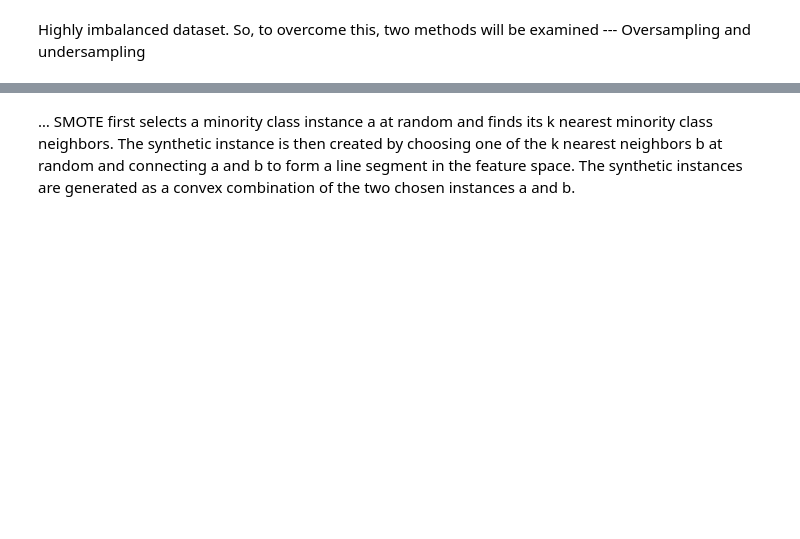
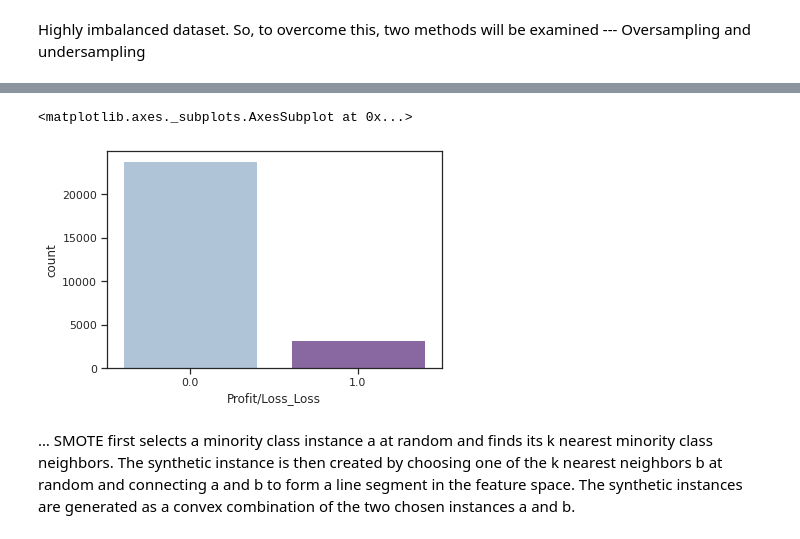
Before and after one commit to AbdallaElbedwihi/Loan-default----oversampling, a Jupyter notebook: Python_Practice.ipynb, the cells around one changed output, grey strips where cells are left out. Drawn from its saved outputs; the diff is of its cells as text; code cells hidden in the pictures; blank space fills up the shorter version.

```diff
--- a/Python_Practice.ipynb
+++ b/Python_Practice.ipynb
@@ -491,6 +470,7 @@ loans_Completed2  = loans_Completed1.copy()
 loans_Completed2.replace(replace_delinq_2yrs, inplace = True)
 loans_Completed2.replace(replace_inq_last_6mths, inplace = True)
 loans_Completed2.replace(replace_pub_rec, inplace = True)
+loans_Completed2.replace(replace_emp_length, inplace = True)
 # %%
 # CHeck for proportion of classes in variables
 
@@ -727,3 +721,6 @@ All variables are scaled, grouped and ready for modelling
 # Concatenate continuous and categorical to prepare data for analysis
 
 loans_analysis = pd.concat([loans_cont_scaled, loans_dummVar], axis = 1)
+
+loans_ready = loans_analysis.dropna()
+loans_ready.isna().sum()
@@ -747,0 +775,8 @@ NameError: ignored
+# %%
+# Split data first to training and testing before oversampling. Reason for this being that testing data should not be influenced by training data
+
+X = loans_ready.iloc[:,:-2]            # :-2 here means it will take data from the first column upto before the last 2 columns
+y = loans_ready.iloc[:,-2]             # It will only containthe profit/loss target identifying loss as 1
+
+X.columns
+y.name
@@ -747,0 +792,7 @@ NameError: ignored
+# %%
+# Split data to training and testing
+
+import numpy as np
+from sklearn.model_selection import train_test_split
+
+X_train, X_test, y_train, y_test = train_test_split(X, y, test_size = 0.3, random_state = 123 )
@@ -748,2 +847,9 @@ NameError: ignored
+# %%
+# Analyze distribution of target vars
+import seaborn as sns
+sns.countplot(y_train, palette='BuPu')
+# %% [output]
+<matplotlib.axes._subplots.AxesSubplot at 0x...>
+[figure, added]
 # %% [markdown]
 … SMOTE first selects a minority class instance a at random and finds its k nearest minority class neighbors. The synthetic instance is then created by choosing one of the k nearest neighbors b at random and connecting a and b to form a line segment in the feature space. The synthetic instances are generated as a convex combination of the two chosen instances a and b.
```
Also changed, not shown: parts of 52 cells of this notebook.
